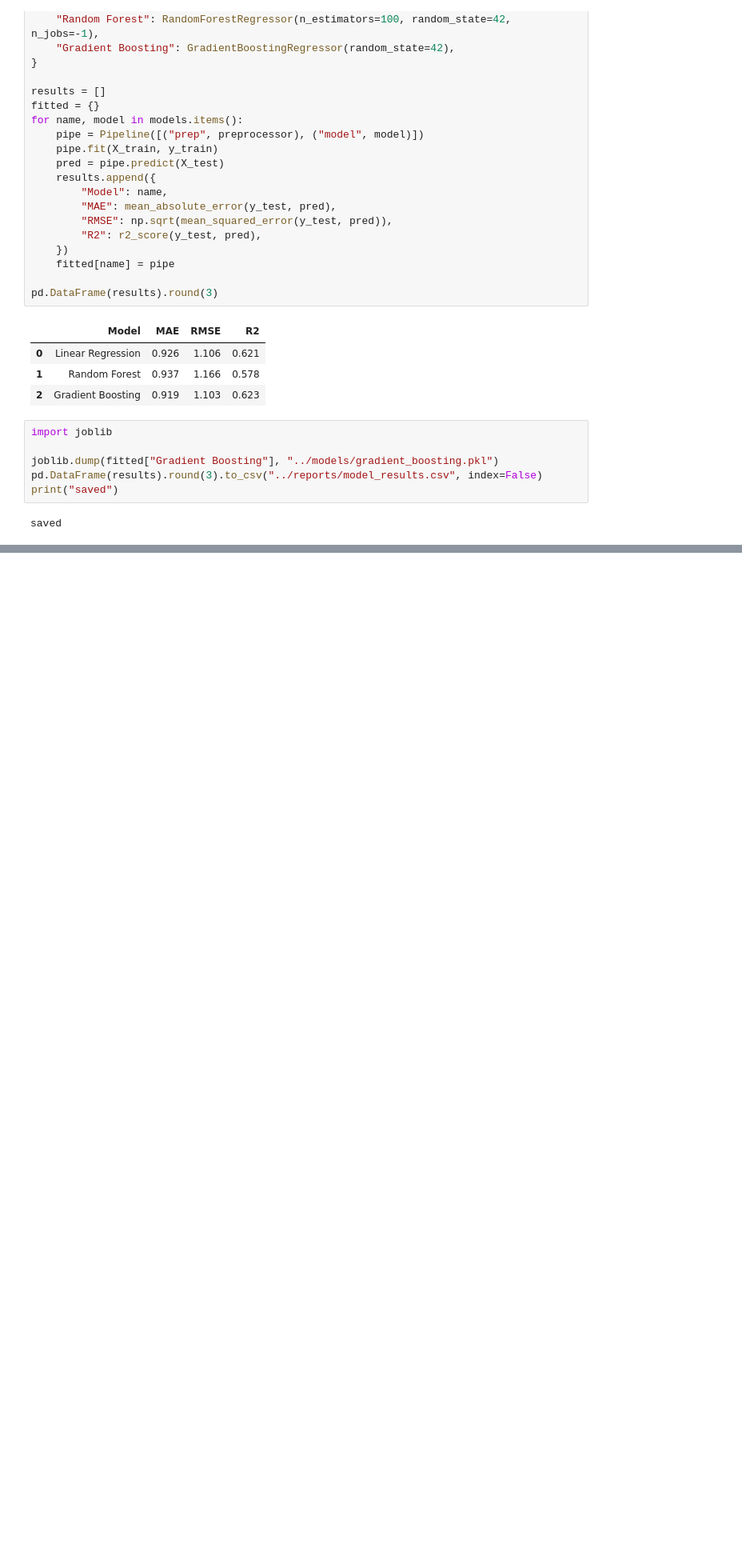
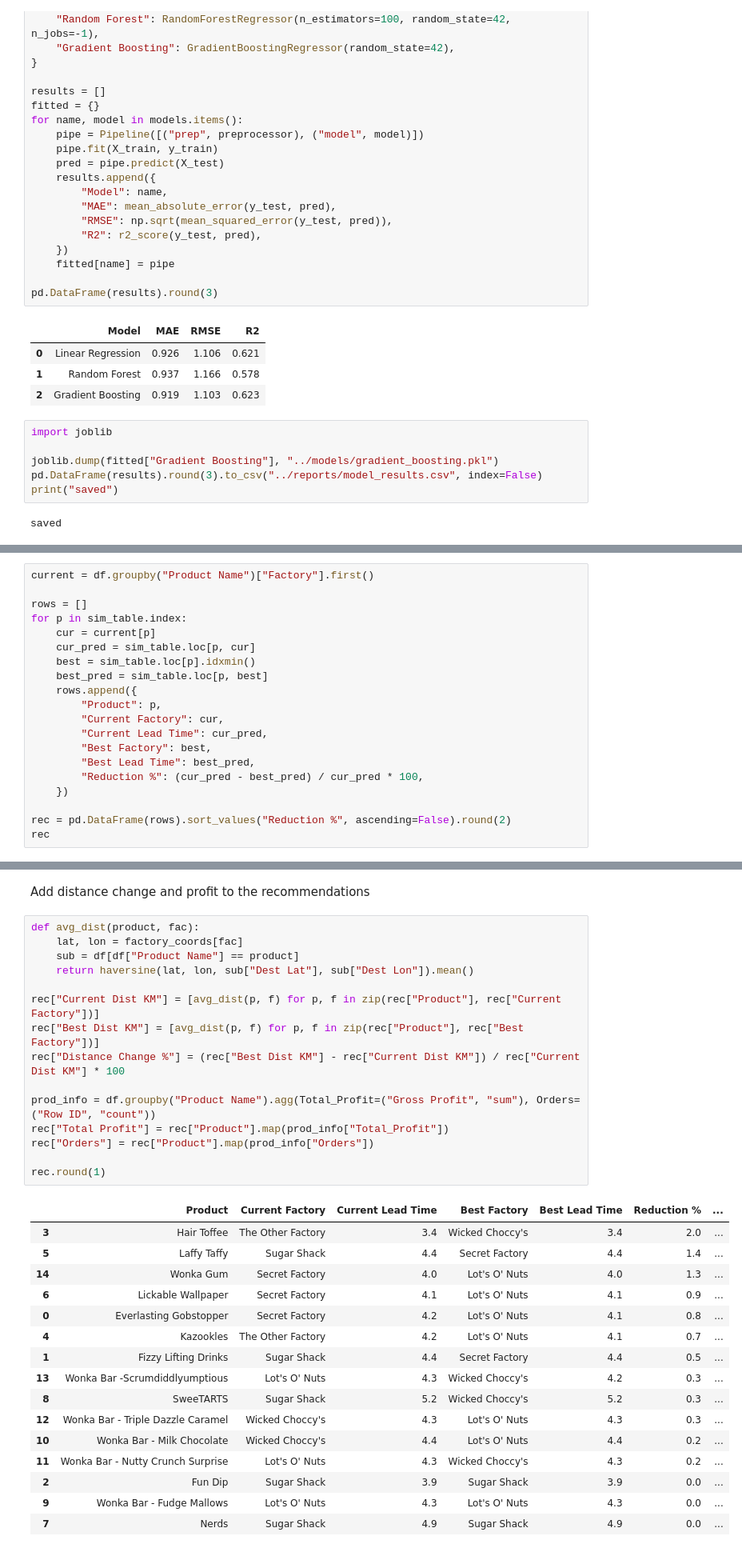
Before and after one commit to NityaRanout-2496/nassau-candy-shipping-optimization, a Jupyter notebook: notebooks/02_modeling.ipynb, the cells around one changed output, grey strips where cells are left out. Shown at 80% size. Cells and saved outputs as stored; diff of their text form; blank space fills up the shorter version.

Commit message:
Add scenario simulation, recommendations and risk verdicts

```diff
--- a/notebooks/02_modeling.ipynb
+++ b/notebooks/02_modeling.ipynb
@@ -86,0 +138,20 @@ saved
+# %%
+current = df.groupby("Product Name")["Factory"].first()
+
+rows = []
+for p in sim_table.index:
+    cur = current[p]
+    cur_pred = sim_table.loc[p, cur]
+    best = sim_table.loc[p].idxmin()
+    best_pred = sim_table.loc[p, best]
+    rows.append({
+        "Product": p,
+        "Current Factory": cur,
+        "Current Lead Time": cur_pred,
+        "Best Factory": best,
+        "Best Lead Time": best_pred,
+        "Reduction %": (cur_pred - best_pred) / cur_pred * 100,
+    })
+
+rec = pd.DataFrame(rows).sort_values("Reduction %", ascending=False).round(2)
+rec
@@ -86,0 +175,34 @@ saved
+# %% [markdown]
+Add distance change and profit to the recommendations
+# %%
+def avg_dist(product, fac):
+    lat, lon = factory_coords[fac]
+    sub = df[df["Product Name"] == product]
+    return haversine(lat, lon, sub["Dest Lat"], sub["Dest Lon"]).mean()
+
+rec["Current Dist KM"] = [avg_dist(p, f) for p, f in zip(rec["Product"], rec["Current Factory"])]
+rec["Best Dist KM"] = [avg_dist(p, f) for p, f in zip(rec["Product"], rec["Best Factory"])]
+rec["Distance Change %"] = (rec["Best Dist KM"] - rec["Current Dist KM"]) / rec["Current Dist KM"] * 100
+
+prod_info = df.groupby("Product Name").agg(Total_Profit=("Gross Profit", "sum"), Orders=("Row ID", "count"))
+rec["Total Profit"] = rec["Product"].map(prod_info["Total_Profit"])
+rec["Orders"] = rec["Product"].map(prod_info["Orders"])
+
+rec.round(1)
+# %% [output]
+|  | Product | Current Factory | Current Lead Time | Best Factory | Best Lead Time | Reduction % | ... |
+| 3 | Hair Toffee | The Other Factory | 3.4 | Wicked Choccy's | 3.4 | 2.0 | ... |
+| 5 | Laffy Taffy | Sugar Shack | 4.4 | Secret Factory | 4.4 | 1.4 | ... |
+| 14 | Wonka Gum | Secret Factory | 4.0 | Lot's O' Nuts | 4.0 | 1.3 | ... |
+| 6 | Lickable Wallpaper | Secret Factory | 4.1 | Lot's O' Nuts | 4.1 | 0.9 | ... |
+| 0 | Everlasting Gobstopper | Secret Factory | 4.2 | Lot's O' Nuts | 4.1 | 0.8 | ... |
+| 4 | Kazookles | The Other Factory | 4.2 | Lot's O' Nuts | 4.1 | 0.7 | ... |
+| 1 | Fizzy Lifting Drinks | Sugar Shack | 4.4 | Secret Factory | 4.4 | 0.5 | ... |
+| 13 | Wonka Bar -Scrumdiddlyumptious | Lot's O' Nuts | 4.3 | Wicked Choccy's | 4.2 | 0.3 | ... |
+| 8 | SweeTARTS | Sugar Shack | 5.2 | Wicked Choccy's | 5.2 | 0.3 | ... |
+| 12 | Wonka Bar - Triple Dazzle Caramel | Wicked Choccy's | 4.3 | Lot's O' Nuts | 4.3 | 0.3 | ... |
+| 10 | Wonka Bar - Milk Chocolate | Wicked Choccy's | 4.4 | Lot's O' Nuts | 4.4 | 0.2 | ... |
+| 11 | Wonka Bar - Nutty Crunch Surprise | Lot's O' Nuts | 4.3 | Wicked Choccy's | 4.3 | 0.2 | ... |
+| 2 | Fun Dip | Sugar Shack | 3.9 | Sugar Shack | 3.9 | 0.0 | ... |
+| 9 | Wonka Bar - Fudge Mallows | Lot's O' Nuts | 4.3 | Lot's O' Nuts | 4.3 | 0.0 | ... |
+| 7 | Nerds | Sugar Shack | 4.9 | Sugar Shack | 4.9 | 0.0 | ... |
```
Also changed, not shown: parts of 8 cells of this notebook, 2 other files.
